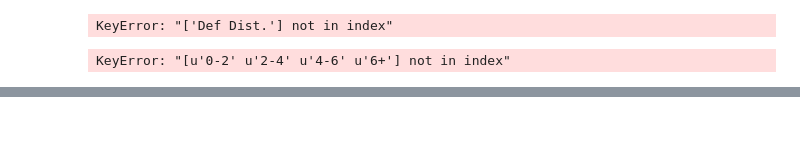
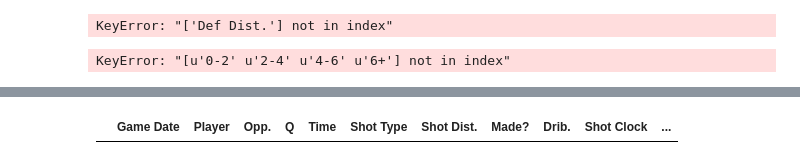
Before and after one commit to billmwong/FiveThirtyGreat, a Jupyter notebook: final_shot_predictor.ipynb, the cells around one changed output, grey strips where cells are left out. Drawn from its saved outputs; the diff is of its cells as text; code cells hidden in the pictures; blank space fills up the shorter version.

```diff
--- a/final_shot_predictor.ipynb
+++ b/final_shot_predictor.ipynb
@@ -357,3 +380,7 @@ a = trials(100, LogisticRegression(), df_guards, predictor1, predictor2, df_guar
+# %%
+webscrape.getData("Larry Nance Jr.", "2014")
+# %% [output]
+|  | Game Date | Player | Opp. | Q | Time | Shot Type | Shot Dist. | Made? | Drib. | Shot Clock | ... |
 # %%
 forward_100 = [
 "Gordon Hayward", "Trevor Ariza", "Marcus Morris", "Khris Middleton", "Andrew Wiggins", "Giannis Antetokounmpo",
```
Also changed, not shown: parts of 10 cells of this notebook, 3 other files.
